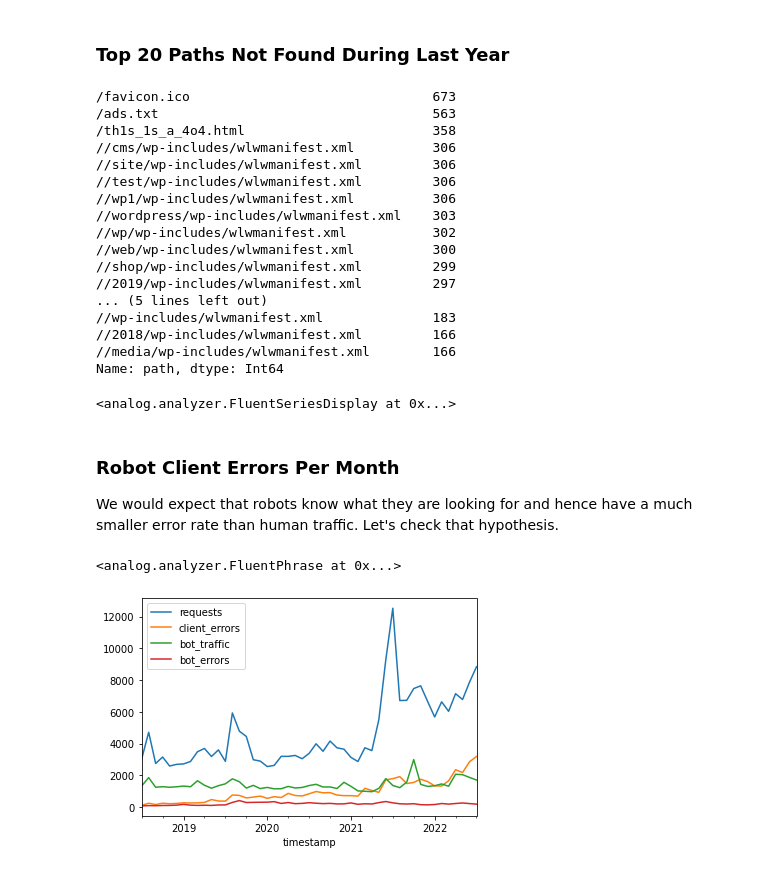
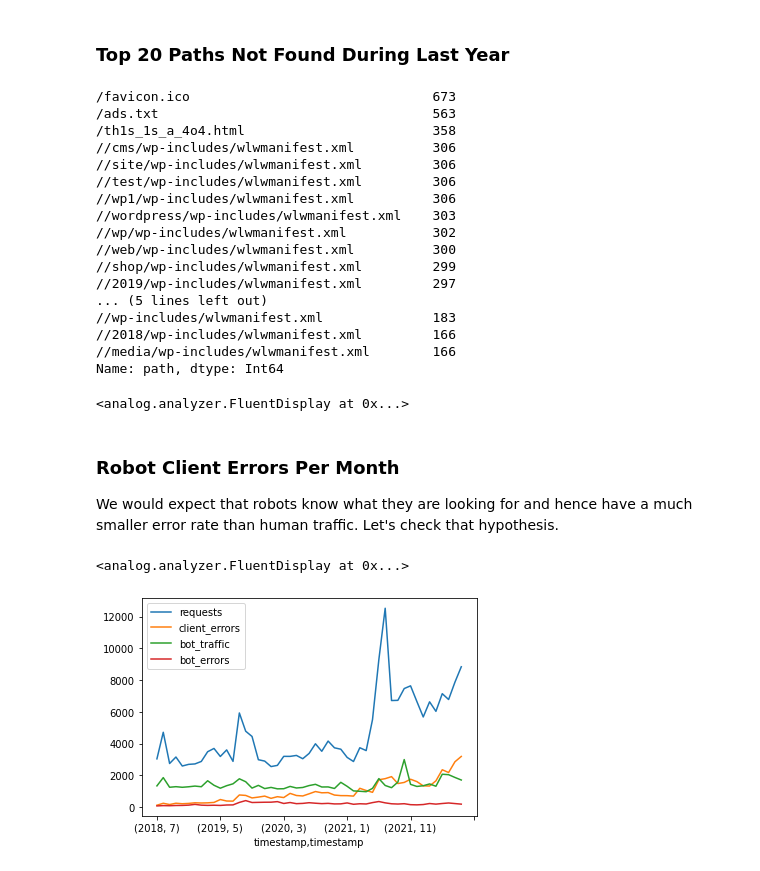
Before and after one commit to apparebit/analog, a Jupyter notebook: workbook.ipynb, the cells around one changed output. Saved outputs shown, nothing was run; the diff lists cells and outputs as text; code cells hidden in the pictures.

Commit message:
Update to use improved fluent interface throughout

```diff
--- a/workbook.ipynb
+++ b/workbook.ipynb
@@ -32,11 +32,9 @@ down to a few seconds.
 # %% [markdown]
 ## Update Log Dataframe
 # %%
-import pandas as pd
-from analog.__main__ import to_options
 from analog.analyzer import analyze, merge
 from analog.data_manager import latest_log_data
 
-df, cover = latest_log_data(to_options([]))
+df, cover = latest_log_data("data")
 df.info(verbose=True, memory_usage=True)
 # %% [output]
@@ -168,8 +153,8 @@ status_codes.plot(kind='bar', stacked=True, width=0.8, figsize=(11,7))
 (
     analyze(df, cover)
     .only.not_found()
-    .during.last_year()
-    .by("path")
+    .over.last_year()
+    .value_counts("path")
     .then_print(20)
 )
 # %% [output]
@@ -190,7 +175,7 @@ status_codes.plot(kind='bar', stacked=True, width=0.8, figsize=(11,7))
 //2018/wp-includes/wlwmanifest.xml         166
 //media/wp-includes/wlwmanifest.xml        166
 Name: path, dtype: Int64
-<analog.analyzer.FluentSeriesDisplay at 0x...>
+<analog.analyzer.FluentDisplay at 0x...>
 # %% [markdown]
 ### Robot Client Errors Per Month
 
@@ -199,17 +184,17 @@ smaller error rate than human traffic. Let's check that hypothesis.
 # %%
 analog = analyze(df, cover)
 
 # Each phrase has its own dataframe. So we can reuse previously computed phrases.
 bot_traffic = analog.only.bots()
 bot_errors = bot_traffic.only.client_error()
 traffic = analog
 client_errors = traffic.only.client_error()
 
 # Finish each series.
 labels = ["requests", "client_errors", "bot_traffic", "bot_errors"]
 series = [traffic, client_errors, bot_traffic, bot_errors]
-requests = merge({n: s.as_requests.per_month() for n, s in zip(labels, series)})
-requests.then_plot()
+requests = merge({n: s.monthly.requests() for n, s in zip(labels, series)})
+requests.as_is.then_plot()
 # %% [output]
-<analog.analyzer.FluentPhrase at 0x...>
+<analog.analyzer.FluentDisplay at 0x...>
-[figure, old version]
+[figure, new version]
```
Also changed, not shown: parts of 6 cells of this notebook.
